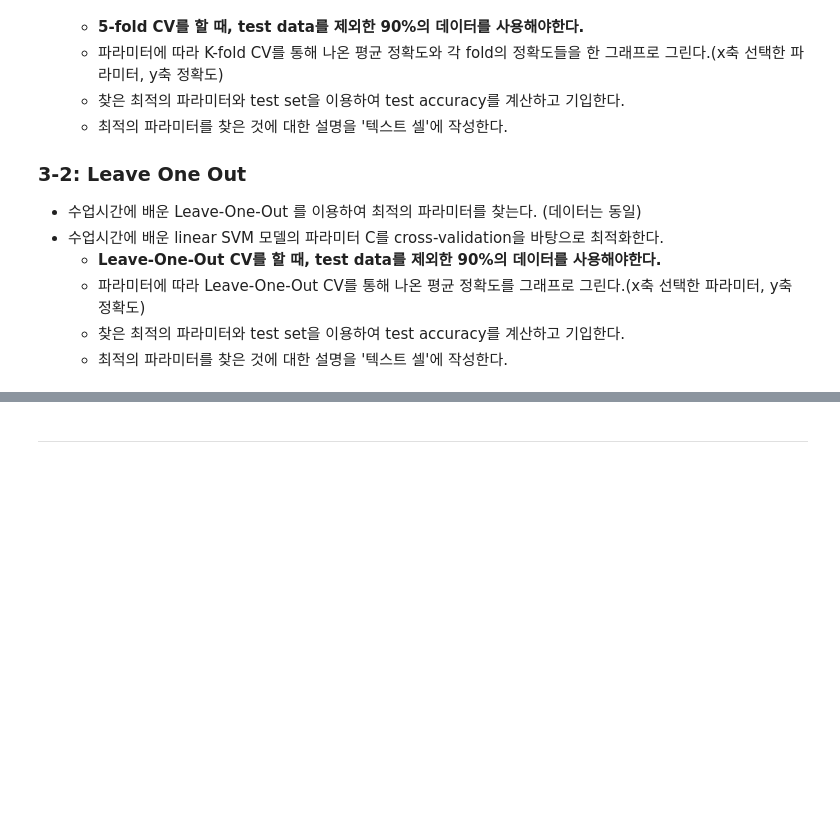
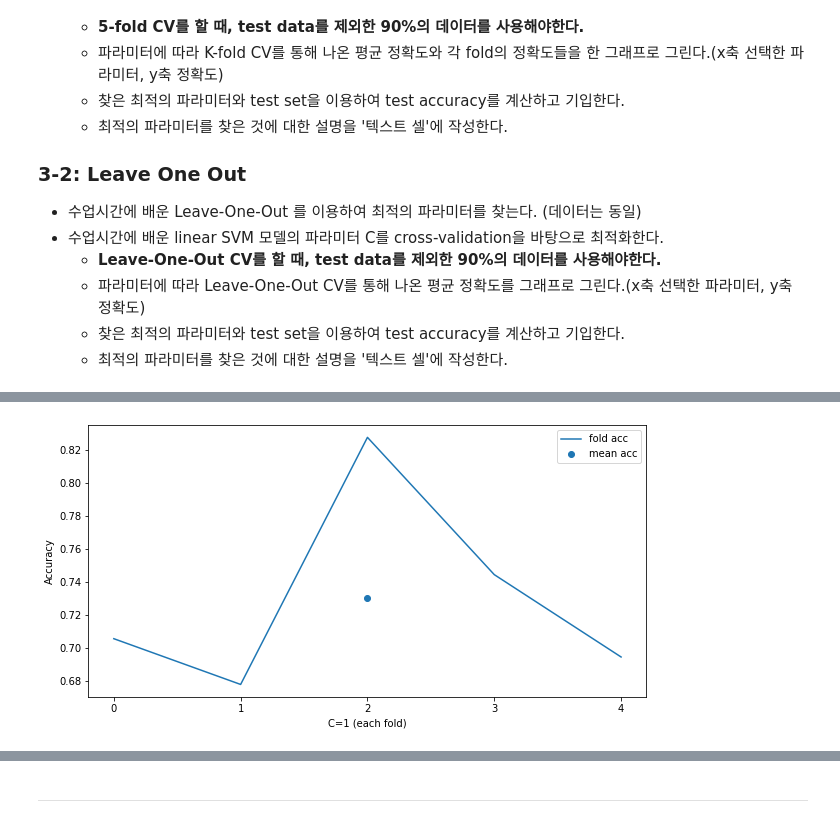
Before and after one commit to Soooobiniya/2022F-Ajou-ML, a Jupyter notebook: HW3_ipynb의_사본.ipynb, the cells around one changed output, grey strips where cells are left out. Cells and saved outputs as stored; diff of their text form; code cells hidden in the pictures; blank space fills up the shorter version.

```diff
--- a/HW3_ipynb의_사본.ipynb
+++ b/HW3_ipynb의_사본.ipynb
@@ -297,0 +262,83 @@ NameError: ignored
+# %%
+### 문제 3-1 ###
+### 코드 작성 ###
+from sklearn import model_selection
+from sklearn.svm import SVC
+from sklearn.model_selection import cross_val_score
+from sklearn.metrics import accuracy_score
+from sklearn.model_selection import KFold
+
+X_data = df[['Gender', 'Age', 'Class']] # 런타임이 너무 길게 나와 특정 feature들만 추출
+y_data = df['satisfaction']
+X_data = X_data.astype('int')
+y_data = y_data.astype('int')
+
+features = X_data.values
+target = y_data.values
+
+X_train, X_test, y_train, y_test = train_test_split(features, target, test_size=0.1, random_state=15) # train data로 test data를 제외한 90%의 데이터를 사용
+
+
+# linear SVM 모델의 파라미터 C가 1일 때
+C_value = 1
+clf = SVC(kernel='linear', C = C_value)
+kfold = model_selection.KFold(n_splits = 5, shuffle=True, random_state = 50)
+scores = cross_val_score(clf, X_train, y_train, scoring='accuracy', cv=kfold)
+
+plt.figure(figsize = (10,5))
+plt.scatter(2, scores.mean(), label = 'mean acc') # 평균 값은 1개이므로 가운데에 점으로 표시
+plt.plot(scores, label = 'fold acc') # 5개의 fold별 정확도 표시
+plt.xlabel('C=1 (each fold)') # x축 이름 지정
+plt.ylabel('Accuracy') # y축  이름 지정
+plt.xticks(range(0,5)) # 간격 지정
+plt.legend() # 범례 표시
+plt.show()
+
+print('5-fold CV를 할 때, C=1일 경우 각 fold의 정확도는', scores, '이다.')
+print('그 때의 평균 정확도는', scores.mean(), '이다.\n\n') # C의 값이 달라짐에 따라 차이가 미세해 쉽게 알아볼 수 있도록 수치 표기
+
+
+# linear SVM 모델의 파라미터 C가 10일 때
+C_value = 10
+clf = SVC(kernel='linear', C = C_value)
+kfold = model_selection.KFold(n_splits = 5, shuffle=True, random_state = 50)
+scores = cross_val_score(clf, X_train, y_train, scoring='accuracy', cv=kfold)
+
+plt.figure(figsize = (10,5))
+plt.scatter(2, scores.mean(), label = 'mean acc') # 평균 값은 1개이므로 가운데에 점으로 표시
+plt.plot(scores, label = 'fold acc') # 5개의 fold별 정확도 표시
+plt.xlabel('C=10 (each fold)') # x축 이름 지정
+plt.ylabel('Accuracy') # y축  이름 지정
+plt.xticks(range(0,5)) # 간격 지정
+plt.legend() # 범례 표시
+plt.show()
+
+print('5-fold CV를 할 때, C=10일 경우 각 fold의 정확도는', scores, '이다.')
+print('그 때의 평균 정확도는', scores.mean(), '이다.\n\n')
+
+
+# linear SVM 모델의 파라미터 C가 100일 때
+C_value = 100
+clf = SVC(kernel='linear', C = C_value)
+kfold = model_selection.KFold(n_splits = 5, shuffle=True, random_state = 50)
+scores = cross_val_score(clf, X_train, y_train, scoring='accuracy', cv=kfold)
+
+plt.figure(figsize = (10,5))
+plt.scatter(2, scores.mean(), label = 'mean acc') # 평균 값은 1개이므로 가운데에 점으로 표시
+plt.plot(scores, label = 'fold acc') # 5개의 fold별 정확도 표시
+plt.xlabel('C=100 (each fold)') # x축 이름 지정
+plt.ylabel('Accuracy') # y축  이름 지정
+plt.xticks(range(0,5)) # 간격 지정
+plt.legend() # 범례 표시
+plt.show()
+
+print('5-fold CV를 할 때, C=100일 경우 각 fold의 정확도는', scores, '이다.')
+print('그 때의 평균 정확도는', scores.mean(), '이다.\n\n')
+
+best_kf = SVC(kernel='linear', C = 10)
+best_kf.fit(X_train, y_train)
+kf_pred = best_kf.predict(X_test)
+
+print('linear SVM Classifier(by 5-fold CV)의 Test Accuracy는',metrics.accuracy_score(y_test, kf_pred))
+# %% [output]
+[figure, added]
```
Also changed, not shown: parts of 16 cells of this notebook.
